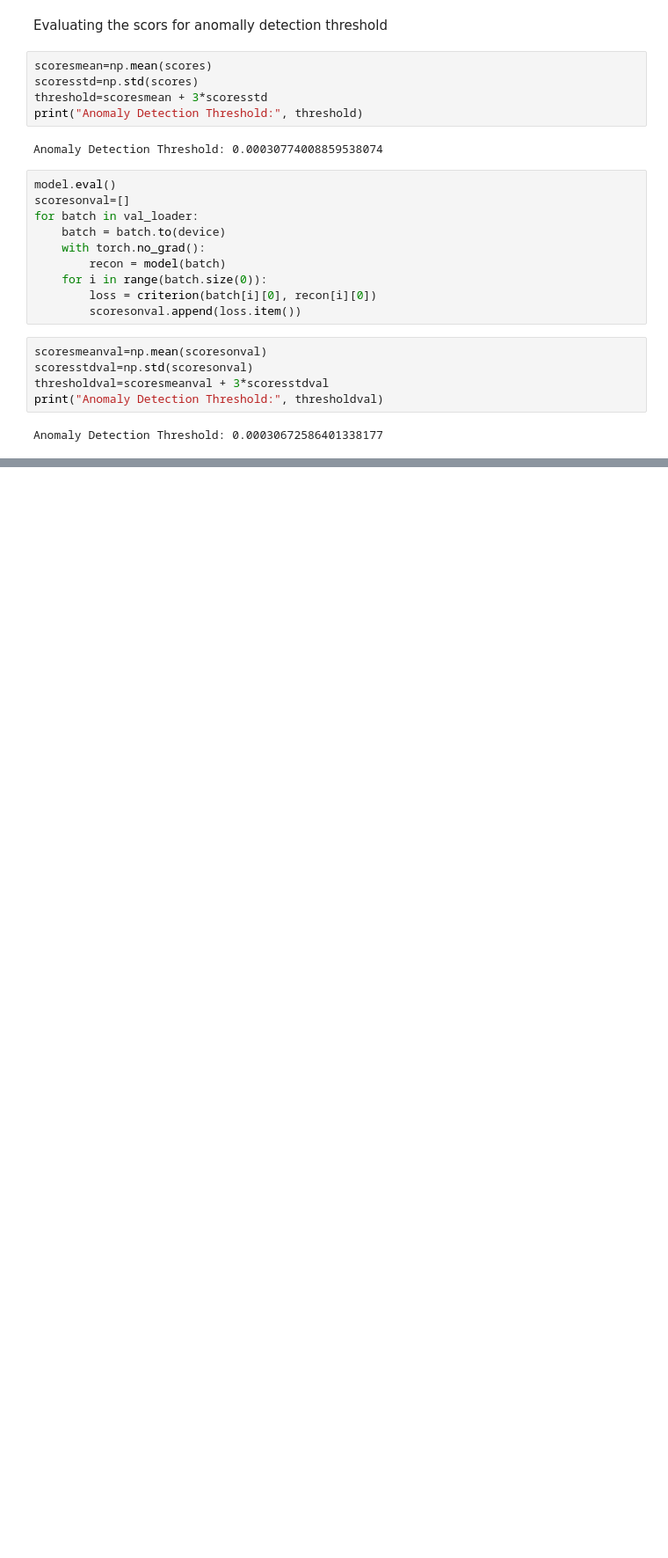
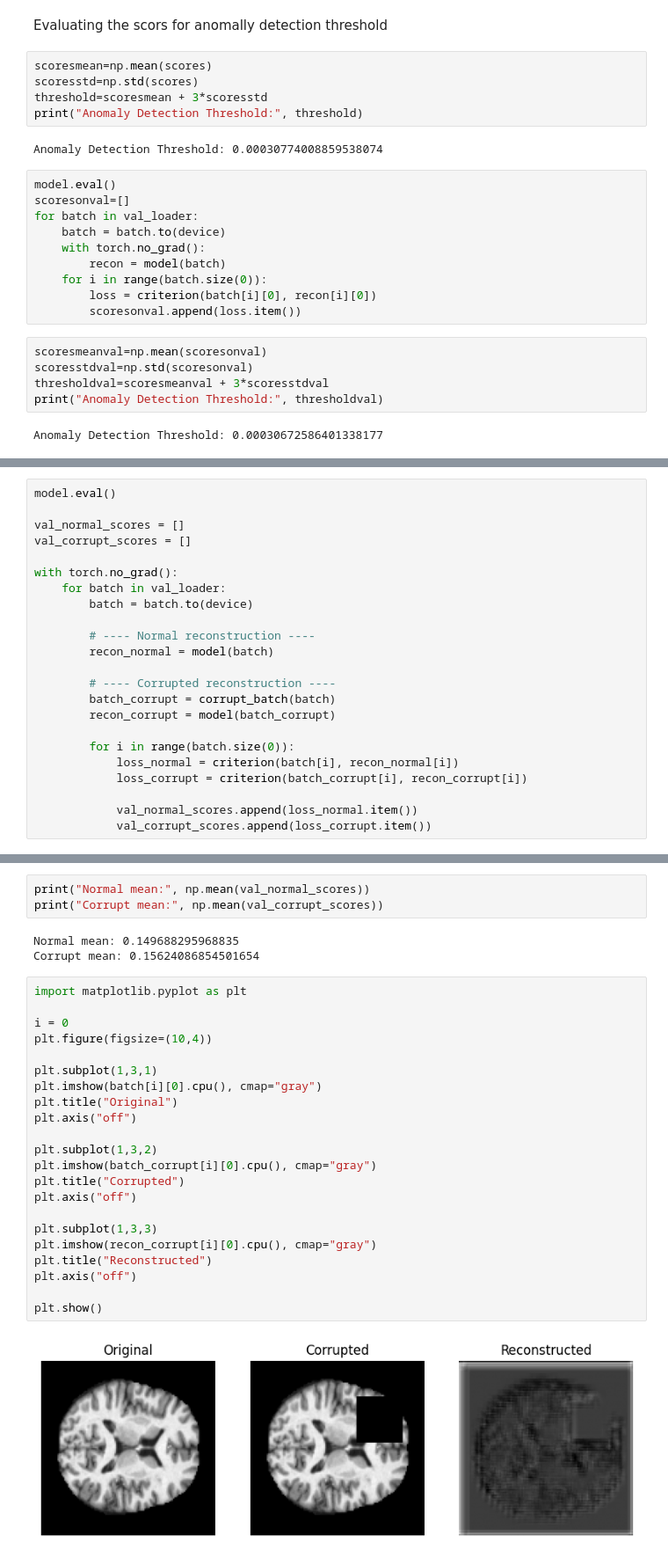
Before and after one commit to Lurker2005/BRAINMRI_Anomaly, a Jupyter notebook: Coding/model.ipynb, the cells around one changed output, grey strips where cells are left out. Shown at 88% size. Saved outputs shown, nothing was run; the diff lists cells and outputs as text; blank space fills up the shorter version.

```diff
--- a/Coding/model.ipynb
+++ b/Coding/model.ipynb
@@ -360,0 +383,23 @@ Anomaly Detection Threshold: 0.00030672586401338177
+# %%
+model.eval()
+
+val_normal_scores = []
+val_corrupt_scores = []
+
+with torch.no_grad():
+    for batch in val_loader:
+        batch = batch.to(device)
+
+        # ---- Normal reconstruction ----
+        recon_normal = model(batch)
+
+        # ---- Corrupted reconstruction ----
+        batch_corrupt = corrupt_batch(batch)
+        recon_corrupt = model(batch_corrupt)
+
+        for i in range(batch.size(0)):
+            loss_normal = criterion(batch[i], recon_normal[i])
+            loss_corrupt = criterion(batch_corrupt[i], recon_corrupt[i])
+
+            val_normal_scores.append(loss_normal.item())
+            val_corrupt_scores.append(loss_corrupt.item())
@@ -360,0 +417,30 @@ Anomaly Detection Threshold: 0.00030672586401338177
+# %%
+print("Normal mean:", np.mean(val_normal_scores))
+print("Corrupt mean:", np.mean(val_corrupt_scores))
+# %% [output]
+Normal mean: 0.149688295968835
+Corrupt mean: 0.15624086854501654
+# %%
+import matplotlib.pyplot as plt
+
+i = 0
+plt.figure(figsize=(10,4))
+
+plt.subplot(1,3,1)
+plt.imshow(batch[i][0].cpu(), cmap="gray")
+plt.title("Original")
+plt.axis("off")
+
+plt.subplot(1,3,2)
+plt.imshow(batch_corrupt[i][0].cpu(), cmap="gray")
+plt.title("Corrupted")
+plt.axis("off")
+
+plt.subplot(1,3,3)
+plt.imshow(recon_corrupt[i][0].cpu(), cmap="gray")
+plt.title("Reconstructed")
+plt.axis("off")
+
+plt.show()
+# %% [output]
+[figure, added]
```
Also changed, not shown: parts of 4 cells of this notebook, 1 other file.
